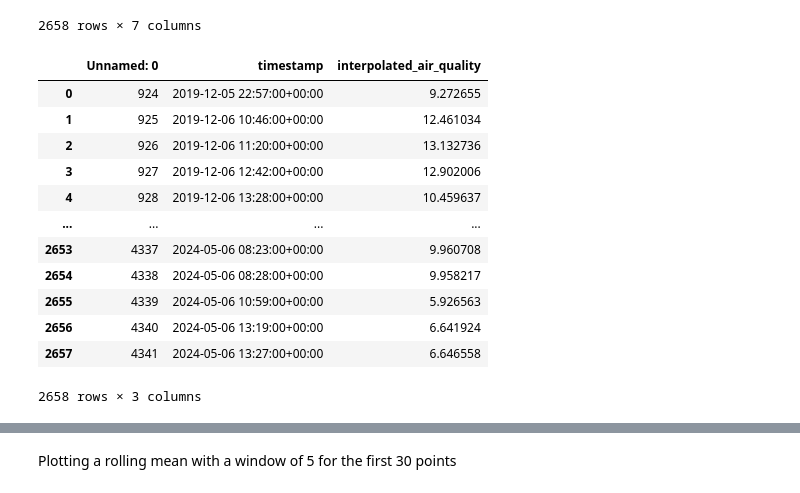
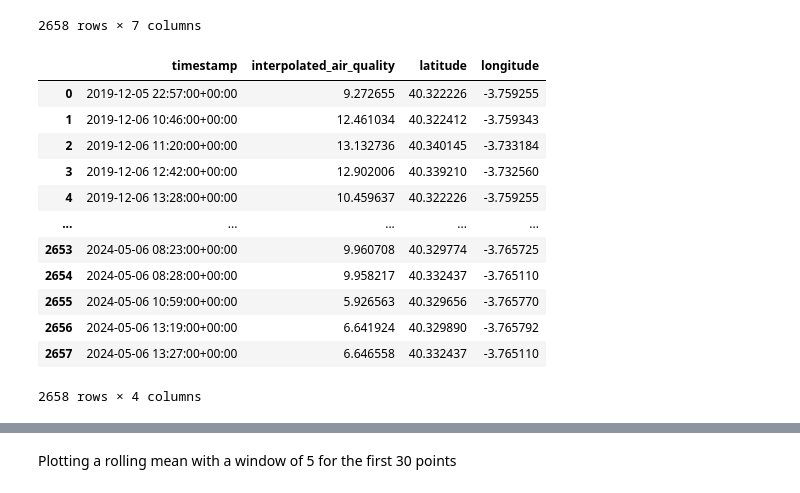
Before and after one commit to rick-vazq/Exposome-Project, a Jupyter notebook: AirQuality/testing.ipynb, the cells around one changed output, grey strips where cells are left out. Cells and saved outputs as stored; diff of their text form; code cells hidden in the pictures.

```diff
--- a/AirQuality/testing.ipynb
+++ b/AirQuality/testing.ipynb
@@ -1768,19 +1616,19 @@ timeline # took 7 minutes for 2658 rows in the timeline.
 # %%
 path_file = 'C:/Users/Ricardo/Desktop/ML in health/ML-Healthcare-Project/air_quality_timeseries.csv'
 aq_timeseries = pd.read_csv(path_file)
-
+aq_timeseries = aq_timeseries.drop(columns=['Unnamed: 0'])
 aq_timeseries
 # %% [output]
-|  | Unnamed: 0 | timestamp | interpolated_air_quality |
-| 0 | 924 | 2019-12-05 22:57:00+00:00 | 9.272655 |
-| 1 | 925 | 2019-12-06 10:46:00+00:00 | 12.461034 |
-| 2 | 926 | 2019-12-06 11:20:00+00:00 | 13.132736 |
-| 3 | 927 | 2019-12-06 12:42:00+00:00 | 12.902006 |
-| 4 | 928 | 2019-12-06 13:28:00+00:00 | 10.459637 |
-| ... | ... | ... | ... |
-| 2653 | 4337 | 2024-05-06 08:23:00+00:00 | 9.960708 |
-| 2654 | 4338 | 2024-05-06 08:28:00+00:00 | 9.958217 |
-| 2655 | 4339 | 2024-05-06 10:59:00+00:00 | 5.926563 |
-| 2656 | 4340 | 2024-05-06 13:19:00+00:00 | 6.641924 |
-| 2657 | 4341 | 2024-05-06 13:27:00+00:00 | 6.646558 |
+|  | timestamp | interpolated_air_quality | latitude | longitude |
+| 0 | 2019-12-05 22:57:00+00:00 | 9.272655 | 40.322226 | -3.759255 |
+| 1 | 2019-12-06 10:46:00+00:00 | 12.461034 | 40.322412 | -3.759343 |
+| 2 | 2019-12-06 11:20:00+00:00 | 13.132736 | 40.340145 | -3.733184 |
+| 3 | 2019-12-06 12:42:00+00:00 | 12.902006 | 40.339210 | -3.732560 |
+| 4 | 2019-12-06 13:28:00+00:00 | 10.459637 | 40.322226 | -3.759255 |
+| ... | ... | ... | ... | ... |
+| 2653 | 2024-05-06 08:23:00+00:00 | 9.960708 | 40.329774 | -3.765725 |
+| 2654 | 2024-05-06 08:28:00+00:00 | 9.958217 | 40.332437 | -3.765110 |
+| 2655 | 2024-05-06 10:59:00+00:00 | 5.926563 | 40.329656 | -3.765770 |
+| 2656 | 2024-05-06 13:19:00+00:00 | 6.641924 | 40.329890 | -3.765792 |
+| 2657 | 2024-05-06 13:27:00+00:00 | 6.646558 | 40.332437 | -3.765110 |
-2658 rows × 3 columns
+2658 rows × 4 columns
```
Also changed, not shown: parts of 40 cells of this notebook.
